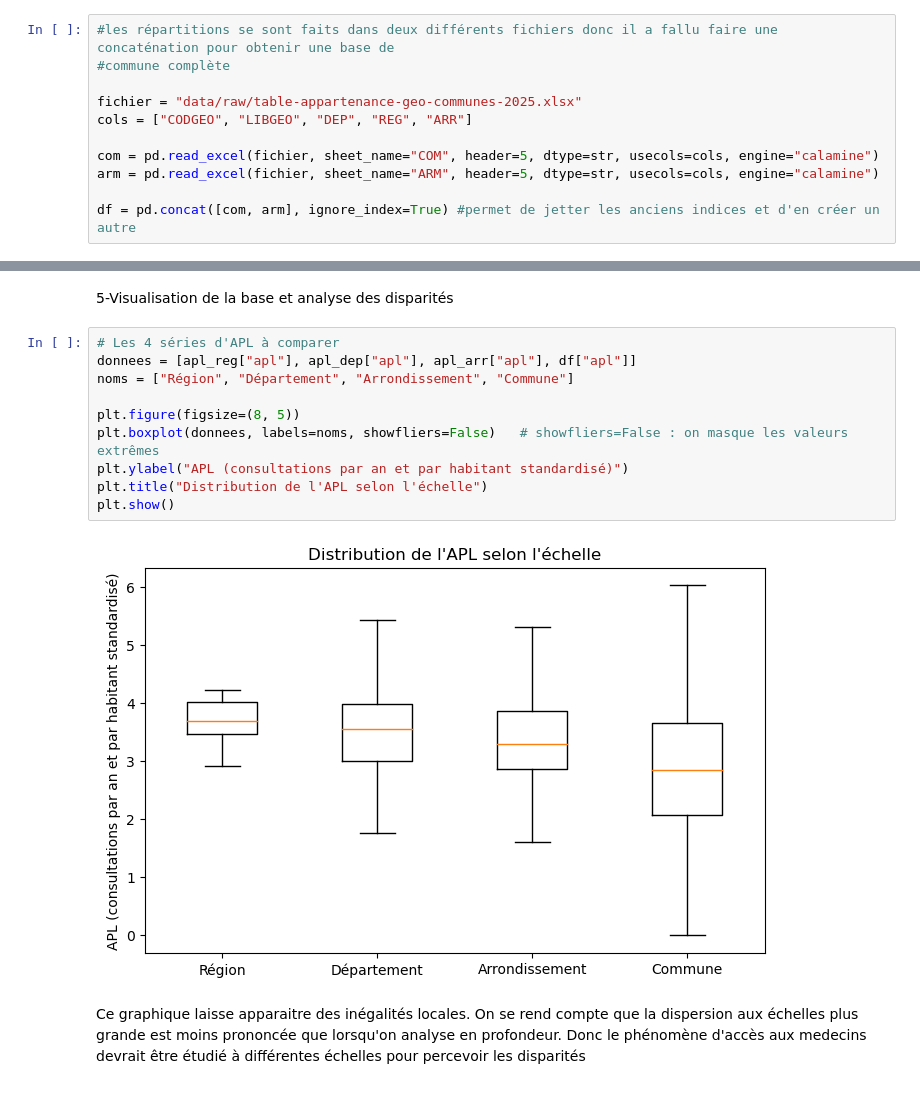
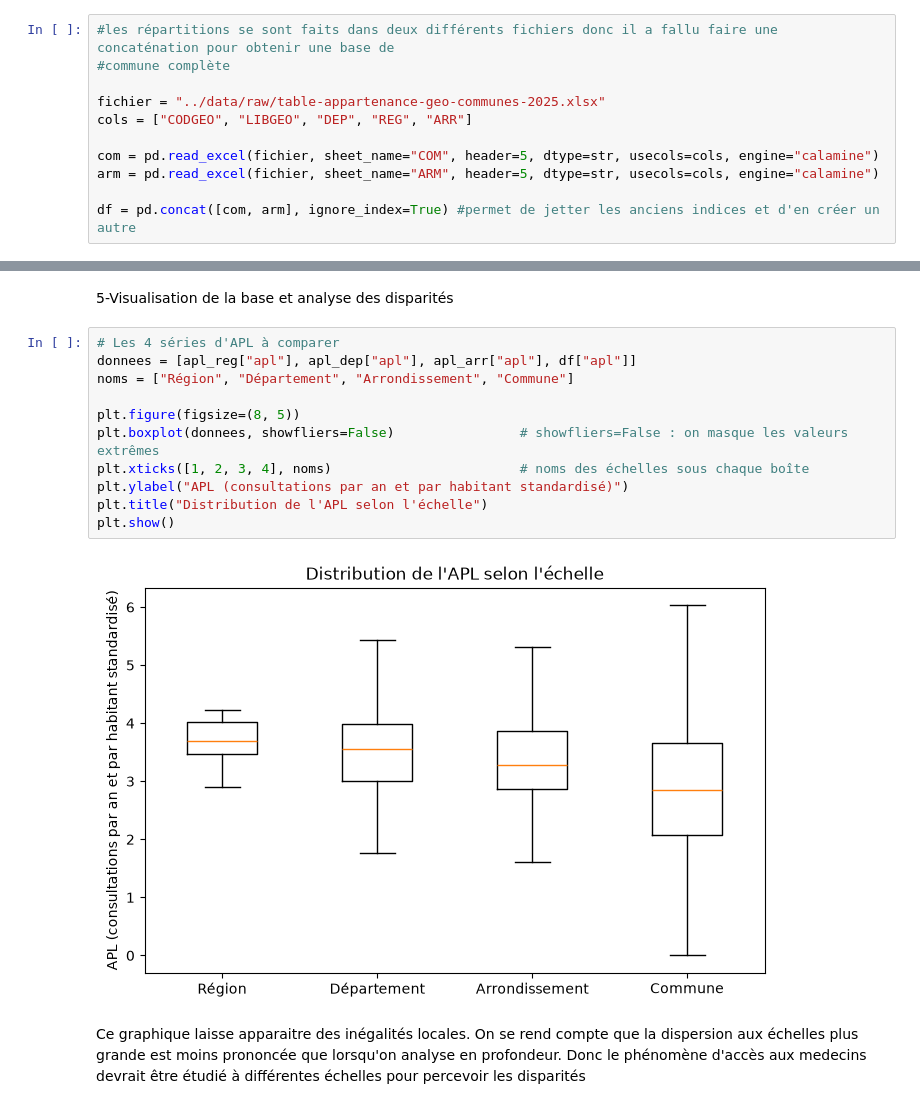
Before and after one commit to amauplot/github_killer, a Jupyter notebook: notebooks/APL.ipynb, the cells around one changed output, grey strips where cells are left out. Saved outputs shown, nothing was run; the diff lists cells and outputs as text.

```diff
--- a/notebooks/APL.ipynb
+++ b/notebooks/APL.ipynb
@@ -169,7 +169,7 @@ Nous possédons la répartition géographique avec les codes régions, les arron
 #les répartitions se sont faits dans deux différents fichiers donc il a fallu faire une concaténation pour obtenir une base de
 #commune complète
 
-fichier = "data/raw/table-appartenance-geo-communes-2025.xlsx"
+fichier = "../data/raw/table-appartenance-geo-communes-2025.xlsx"
 cols = ["CODGEO", "LIBGEO", "DEP", "REG", "ARR"]
 
 com = pd.read_excel(fichier, sheet_name="COM", header=5, dtype=str, usecols=cols, engine="calamine")
@@ -228,15 +228,16 @@ apl_arr = agreger(df, ["DEP", "ARR"])   # DEP + ARR pour que chaque arrondisseme
 # %%
 # Les 4 séries d'APL à comparer
 donnees = [apl_reg["apl"], apl_dep["apl"], apl_arr["apl"], df["apl"]]
 noms = ["Région", "Département", "Arrondissement", "Commune"]
 
 plt.figure(figsize=(8, 5))
-plt.boxplot(donnees, labels=noms, showfliers=False)   # showfliers=False : on masque les valeurs extrêmes
+plt.boxplot(donnees, showfliers=False)                # showfliers=False : on masque les valeurs extrêmes
+plt.xticks([1, 2, 3, 4], noms)                        # noms des échelles sous chaque boîte
 plt.ylabel("APL (consultations par an et par habitant standardisé)")
 plt.title("Distribution de l'APL selon l'échelle")
 plt.show()
 # %% [output]
-[figure, old version]
+[figure, new version]
 # %% [markdown]
 Ce graphique laisse apparaitre des inégalités locales. On se rend compte que la dispersion aux échelles plus grande est moins prononcée que lorsqu'on analyse en profondeur. Donc le phénomène d'accès aux medecins devrait être étudié à différentes échelles pour percevoir les disparités
 # %%
```
Also changed, not shown: parts of 7 cells of this notebook, 3 other files.
